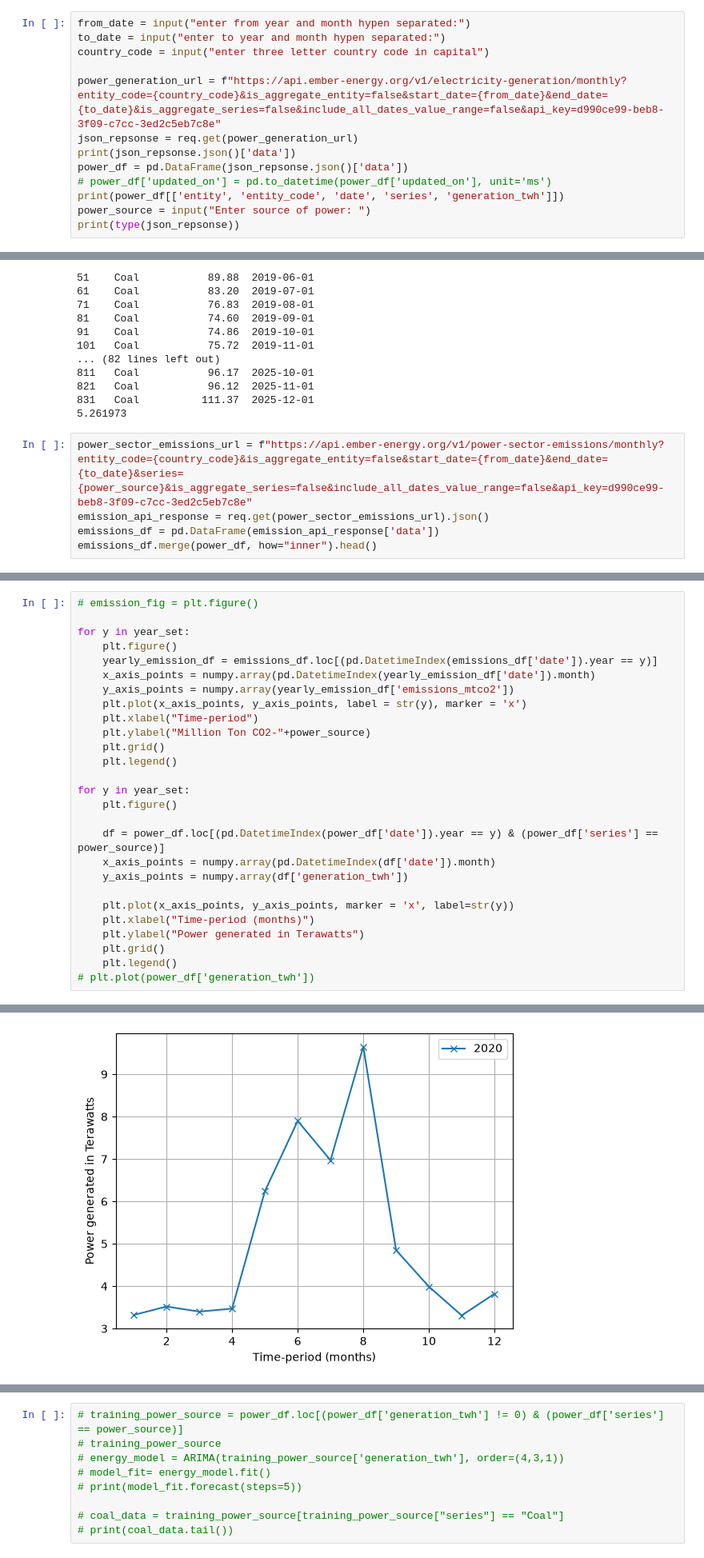
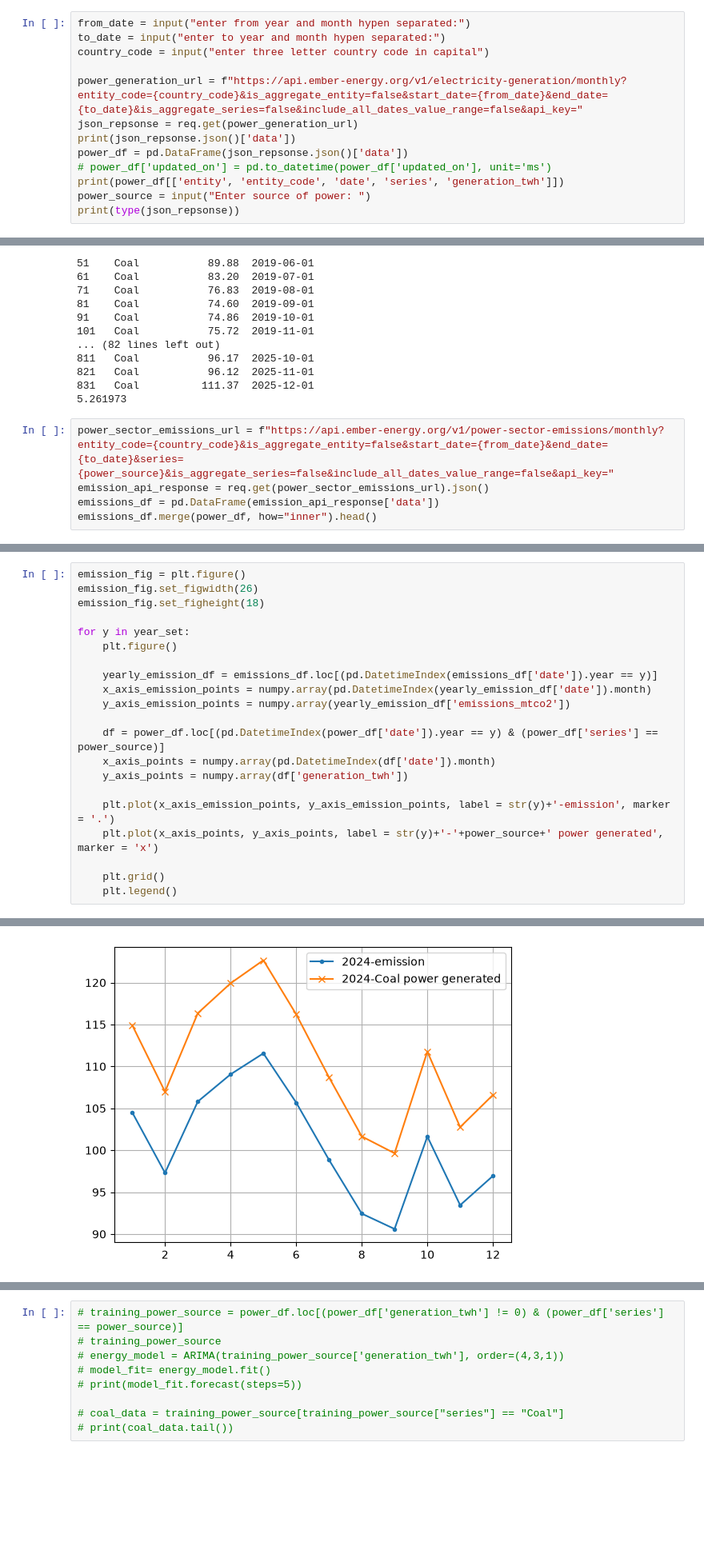
Before and after one commit to ShubhamThakur088/India-Power-Capacity, a Jupyter notebook: monthly_power_generation_analysis.ipynb, the cells around one changed output, grey strips where cells are left out. Shown at 80% size. Saved outputs shown, nothing was run; the diff lists cells and outputs as text; blank space fills up the shorter version.

Commit message:
Extended the project to support nested plots

```diff
--- a/monthly_power_generation_analysis.ipynb
+++ b/monthly_power_generation_analysis.ipynb
@@ -19,7 +19,7 @@ from_date = input("enter from year and month hypen separated:")
 to_date = input("enter to year and month hypen separated:")
 country_code = input("enter three letter country code in capital")
 
-power_generation_url = f"https://api.ember-energy.org/v1/electricity-generation/monthly?entity_code={country_code}&is_aggregate_entity=false&start_date={from_date}&end_date={to_date}&is_aggregate_series=false&include_all_dates_value_range=false&api_key=d990ce99-beb8-3f09-c7cc-3ed2c5eb7c8e"
+power_generation_url = f"https://api.ember-energy.org/v1/electricity-generation/monthly?entity_code={country_code}&is_aggregate_entity=false&start_date={from_date}&end_date={to_date}&is_aggregate_series=false&include_all_dates_value_range=false&api_key="
 json_repsonse = req.get(power_generation_url)
 print(json_repsonse.json()['data'])
 power_df = pd.DataFrame(json_repsonse.json()['data'])
@@ -256,7 +259,7 @@ for yr in year_set:
 831   Coal          111.37  2025-12-01
 5.261973
 # %%
-power_sector_emissions_url = f"https://api.ember-energy.org/v1/power-sector-emissions/monthly?entity_code={country_code}&is_aggregate_entity=false&start_date={from_date}&end_date={to_date}&series={power_source}&is_aggregate_series=false&include_all_dates_value_range=false&api_key=d990ce99-beb8-3f09-c7cc-3ed2c5eb7c8e"
+power_sector_emissions_url = f"https://api.ember-energy.org/v1/power-sector-emissions/monthly?entity_code={country_code}&is_aggregate_entity=false&start_date={from_date}&end_date={to_date}&series={power_source}&is_aggregate_series=false&include_all_dates_value_range=false&api_key="
 emission_api_response = req.get(power_sector_emissions_url).json()
 emissions_df = pd.DataFrame(emission_api_response['data'])
 emissions_df.merge(power_df, how="inner").head()
@@ -270,28 +273,22 @@ emissions_df.merge(power_df, how="inner").head()
 # %%
-# emission_fig = plt.figure()
+emission_fig = plt.figure()
+emission_fig.set_figwidth(26)
+emission_fig.set_figheight(18)
 
 for y in year_set:
     plt.figure()
+
     yearly_emission_df = emissions_df.loc[(pd.DatetimeIndex(emissions_df['date']).year == y)]
-    x_axis_points = numpy.array(pd.DatetimeIndex(yearly_emission_df['date']).month)
-    y_axis_points = numpy.array(yearly_emission_df['emissions_mtco2'])
-    plt.plot(x_axis_points, y_axis_points, label = str(y), marker = 'x')
-    plt.xlabel("Time-period")
-    plt.ylabel("Million Ton CO2-"+power_source)
-    plt.grid()
-    plt.legend()
-
-for y in year_set:
-    plt.figure()
+    x_axis_emission_points = numpy.array(pd.DatetimeIndex(yearly_emission_df['date']).month)
+    y_axis_emission_points = numpy.array(yearly_emission_df['emissions_mtco2'])
 
     df = power_df.loc[(pd.DatetimeIndex(power_df['date']).year == y) & (power_df['series'] == power_source)]
     x_axis_points = numpy.array(pd.DatetimeIndex(df['date']).month)
     y_axis_points = numpy.array(df['generation_twh'])
 
-    plt.plot(x_axis_points, y_axis_points, marker = 'x', label=str(y))
-    plt.xlabel("Time-period (months)")
-    plt.ylabel("Power generated in Terawatts")
+    plt.plot(x_axis_emission_points, y_axis_emission_points, label = str(y)+'-emission', marker = '.')
+    plt.plot(x_axis_points, y_axis_points, label = str(y)+'-'+power_source+' power generated', marker = 'x')
+
     plt.grid()
     plt.legend()
-# plt.plot(power_df['generation_twh'])
 # %% [output]
@@ -320 +301 @@ for y in year_set:
-[figure, old version]
+[figure, new version]
```
Also changed, not shown: parts of 9 cells of this notebook.
